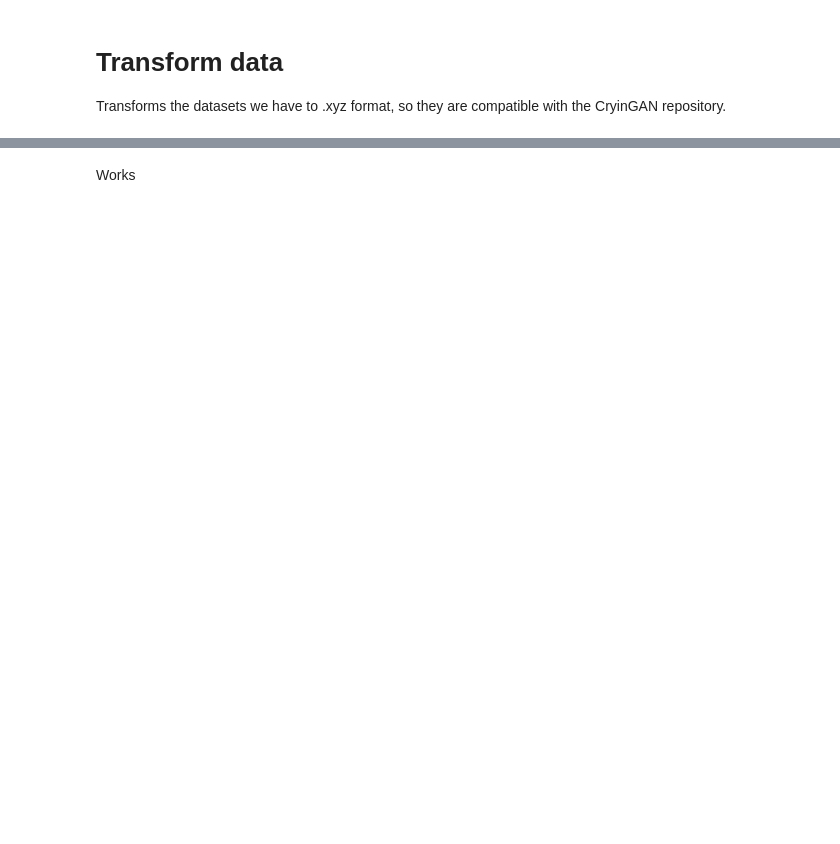
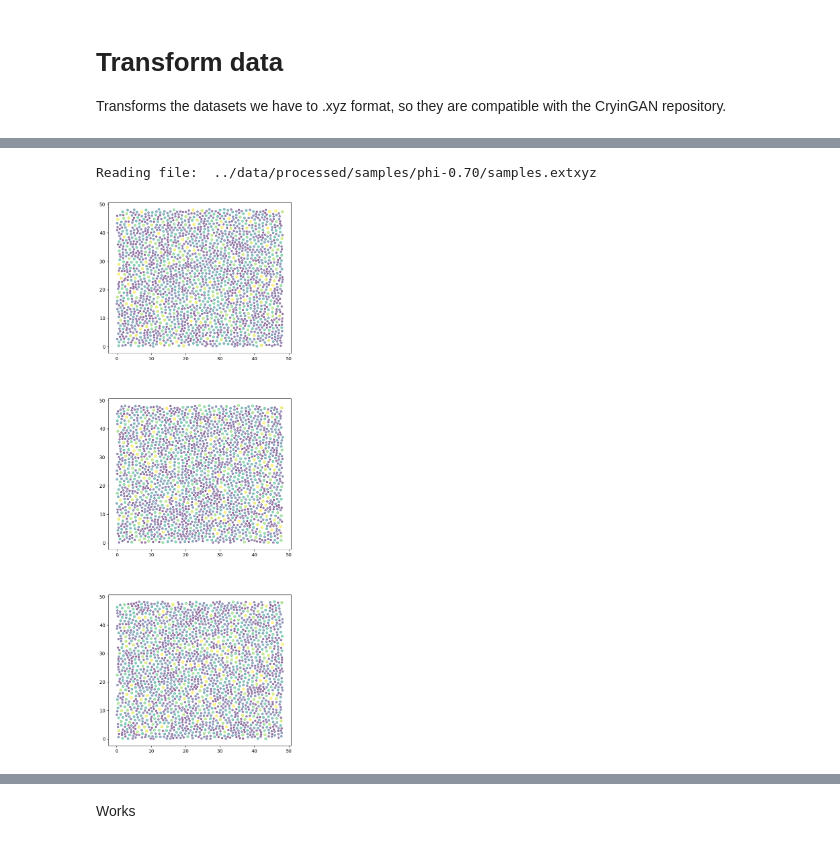
Before and after one commit to Veikko-Saikkonen/hard-spheres, a Jupyter notebook: Notebooks/TransformData.ipynb, the cells around one changed output, grey strips where cells are left out. Drawn from its saved outputs; the diff is of its cells as text; code cells hidden in the pictures; blank space fills up the shorter version.

```diff
--- a/Notebooks/TransformData.ipynb
+++ b/Notebooks/TransformData.ipynb
@@ -164,33 +197,36 @@ metadata
 # %%
 import matplotlib.pyplot as plt
 import matplotlib.gridspec as gridspec
 
 PHI = "0.70"
 
 padded_phi = format(float(PHI), ".2f")
 
 file = f"../data/processed/samples/phi-{padded_phi}/samples.extxyz"
 
 print("Reading file: ", file)
 
 all_atoms = read(file, index=":", format="extxyz")
 idxs = [0,5,19]
 
 fig = plt.figure(figsize=(7, 7*len(idxs)))
 gs  = gridspec.GridSpec(len(idxs), 1, hspace=0.3)
 
 # top row: two scatter plots
 
 for i, idx in enumerate(idxs):
     np_coords = all_atoms[idx].get_positions()
     radii = all_atoms[idx].get_array("rmt")
 
     ax_gen = fig.add_subplot(gs[i])
     ax_gen.scatter(
         np_coords[:,0],
         np_coords[:,1],
-        c=radii, s=radii*100, alpha=0.5
+        c=radii, s=radii*20, alpha=0.5
     )
+# %% [output]
+Reading file:  ../data/processed/samples/phi-0.70/samples.extxyz
+[figure, added]
 # %%
 import matplotlib.pyplot as plt
 import matplotlib.gridspec as gridspec
```
Also changed, not shown: parts of 8 cells of this notebook, 1 other file.
